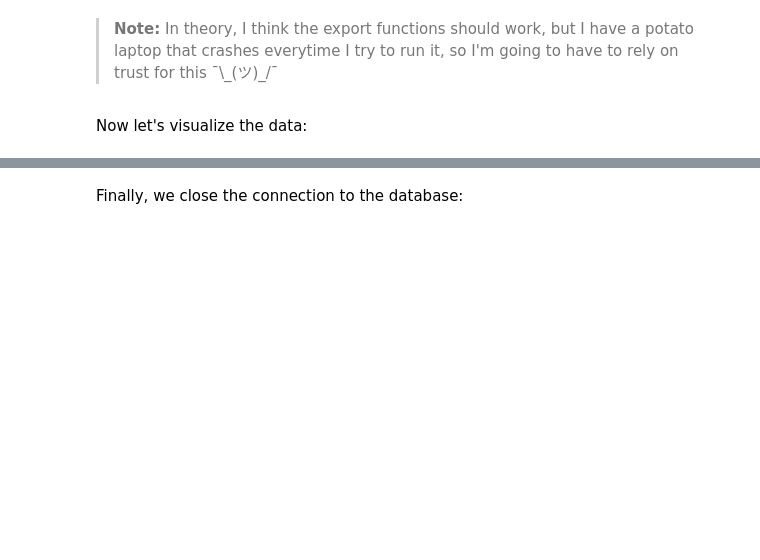
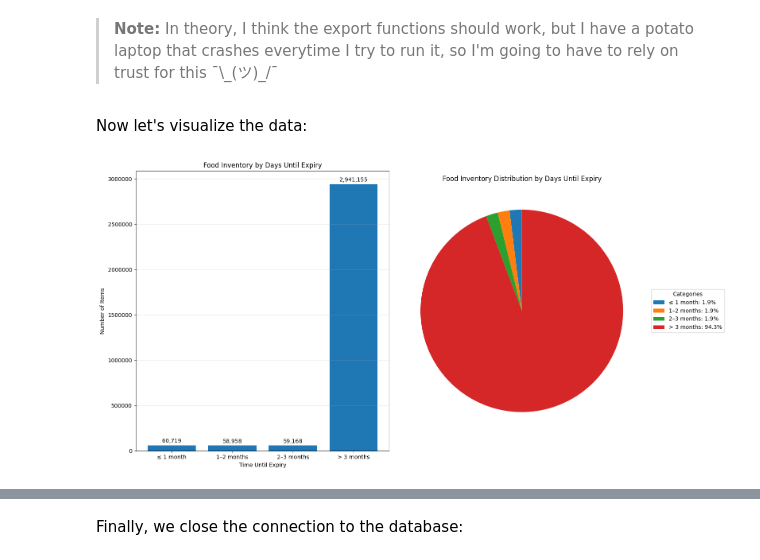
Before and after one commit to quokkawiki/coursework-python, a Jupyter notebook: analysis.ipynb, the cells around one changed output, grey strips where cells are left out. Drawn from its saved outputs; the diff is of its cells as text; code cells hidden in the pictures; blank space fills up the shorter version.

```diff
--- a/analysis.ipynb
+++ b/analysis.ipynb
@@ -125,3 +133,43 @@ show_main_menu()
 > **Note:** In theory, I think the export functions should work, but I have a potato laptop that crashes everytime I try to run it, so I'm going to have to rely on trust for this ¯\\\_(ツ)\_/¯
 # %% [markdown]
 Now let's visualize the data:
+# %%
+inventory_by_days_to_expiry = get_dataframe_from_query("""
+SELECT
+    SUM(CASE WHEN days_until_expiry <= 30 THEN 1 ELSE 0 END) AS [≤ 1 month],
+    SUM(CASE WHEN days_until_expiry > 30 AND days_until_expiry <= 60 THEN 1 ELSE 0 END) AS [1–2 months],
+    SUM(CASE WHEN days_until_expiry > 60 AND days_until_expiry <= 90 THEN 1 ELSE 0 END) AS [2–3 months],
+    SUM(CASE WHEN days_until_expiry > 90 THEN 1 ELSE 0 END) AS [> 3 months]
+FROM food_inventory_with_relative_expiry;
+""")
+
+categories = inventory_by_days_to_expiry.columns.tolist()
+values = inventory_by_days_to_expiry.iloc[0].values
+
+fig, (ax1, ax2) = plt.subplots(1, 2, figsize=(16, 8))
+
+bars = ax1.bar(categories, values)
+ax1.set_title('Food Inventory by Days Until Expiry')
+ax1.set_xlabel('Time Until Expiry')
+ax1.set_ylabel('Number of Items')
+ax1.grid(axis='y', alpha=0.3)
+
+ax1.ticklabel_format(style='plain', axis='y')
+
+# Add value labels on top of bars
+for i, v in enumerate(values):
+    ax1.text(i, v + max(values) * 0.01, f'{int(v):,}', ha='center')
+
+ax1.tick_params(axis='x', rotation=0)
+
+wedges, autotexts = ax2.pie(values, labels=None, autopct=None, startangle=90)
+ax2.set_title('Food Inventory Distribution by Days Until Expiry')
+
+total = sum(values)
+legend_labels = [f'{cat}: {val/total*100:.1f}%' for cat, val in zip(categories, values)]
+ax2.legend(wedges, legend_labels, title="Categories", loc="center left", bbox_to_anchor=(1, 0, 0.5, 1))
+
+plt.tight_layout()
+plt.show()
+# %% [output]
+[figure, added]
```
Also changed, not shown: parts of 8 cells of this notebook.
